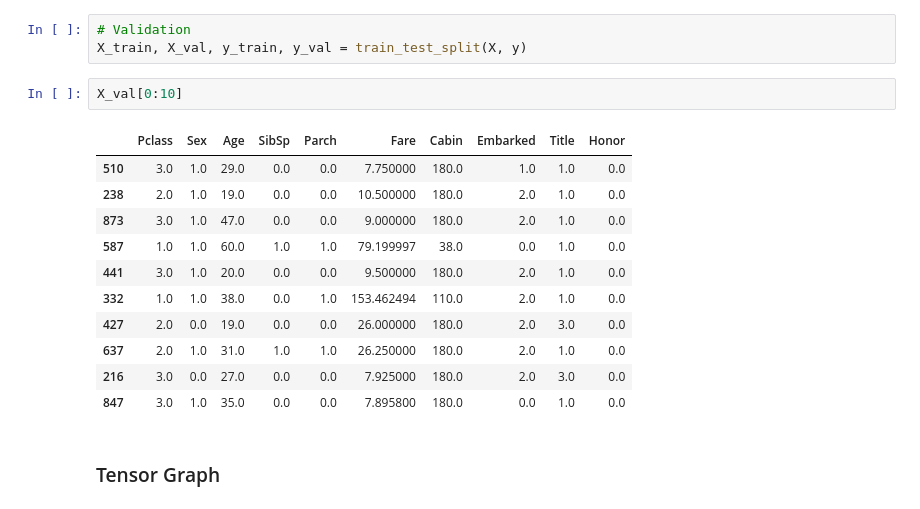
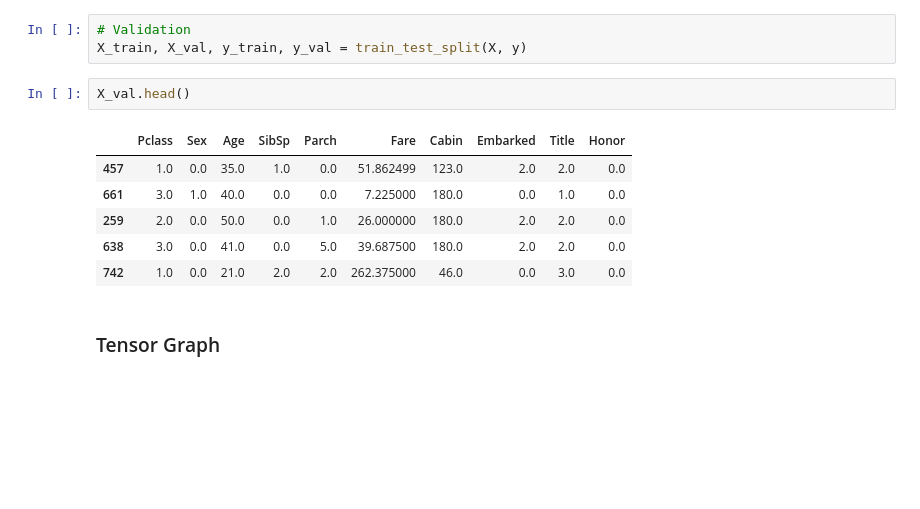
Before and after one commit to lamberthuangds/Titanic, a Jupyter notebook: Titanic_predict_tf_CPU.ipynb, the cells around one changed output. Cells and saved outputs as stored; diff of their text form; blank space fills up the shorter version.

```diff
--- a/Titanic_predict_tf_CPU.ipynb
+++ b/Titanic_predict_tf_CPU.ipynb
@@ -106,20 +106,15 @@ See the caveats in the documentation: http://pandas.pydata.org/pandas-docs/stabl
 # %%
 # Validation
 X_train, X_val, y_train, y_val = train_test_split(X, y)
-# %%
-X_val[0:10]
-# %% [output]
-|  | Pclass | Sex | Age | SibSp | Parch | Fare | Cabin | Embarked | Title | Honor |
-| 510 | 3.0 | 1.0 | 29.0 | 0.0 | 0.0 | 7.750000 | 180.0 | 1.0 | 1.0 | 0.0 |
-| 238 | 2.0 | 1.0 | 19.0 | 0.0 | 0.0 | 10.500000 | 180.0 | 2.0 | 1.0 | 0.0 |
-| 873 | 3.0 | 1.0 | 47.0 | 0.0 | 0.0 | 9.000000 | 180.0 | 2.0 | 1.0 | 0.0 |
-| 587 | 1.0 | 1.0 | 60.0 | 1.0 | 1.0 | 79.199997 | 38.0 | 0.0 | 1.0 | 0.0 |
-| 441 | 3.0 | 1.0 | 20.0 | 0.0 | 0.0 | 9.500000 | 180.0 | 2.0 | 1.0 | 0.0 |
-| 332 | 1.0 | 1.0 | 38.0 | 0.0 | 1.0 | 153.462494 | 110.0 | 2.0 | 1.0 | 0.0 |
-| 427 | 2.0 | 0.0 | 19.0 | 0.0 | 0.0 | 26.000000 | 180.0 | 2.0 | 3.0 | 0.0 |
-| 637 | 2.0 | 1.0 | 31.0 | 1.0 | 1.0 | 26.250000 | 180.0 | 2.0 | 1.0 | 0.0 |
-| 216 | 3.0 | 0.0 | 27.0 | 0.0 | 0.0 | 7.925000 | 180.0 | 2.0 | 3.0 | 0.0 |
-| 847 | 3.0 | 1.0 | 35.0 | 0.0 | 0.0 | 7.895800 | 180.0 | 0.0 | 1.0 | 0.0 |
+# %%
+X_val.head()
+# %% [output]
+|  | Pclass | Sex | Age | SibSp | Parch | Fare | Cabin | Embarked | Title | Honor |
+| 457 | 1.0 | 0.0 | 35.0 | 1.0 | 0.0 | 51.862499 | 123.0 | 2.0 | 2.0 | 0.0 |
+| 661 | 3.0 | 1.0 | 40.0 | 0.0 | 0.0 | 7.225000 | 180.0 | 0.0 | 1.0 | 0.0 |
+| 259 | 2.0 | 0.0 | 50.0 | 0.0 | 1.0 | 26.000000 | 180.0 | 2.0 | 2.0 | 0.0 |
+| 638 | 3.0 | 0.0 | 41.0 | 0.0 | 5.0 | 39.687500 | 180.0 | 2.0 | 2.0 | 0.0 |
+| 742 | 1.0 | 0.0 | 21.0 | 2.0 | 2.0 | 262.375000 | 46.0 | 0.0 | 3.0 | 0.0 |
 # %% [markdown]
 ### Tensor Graph
 # %%
```
Also changed, not shown: parts of 3 cells of this notebook, 19 other files.
